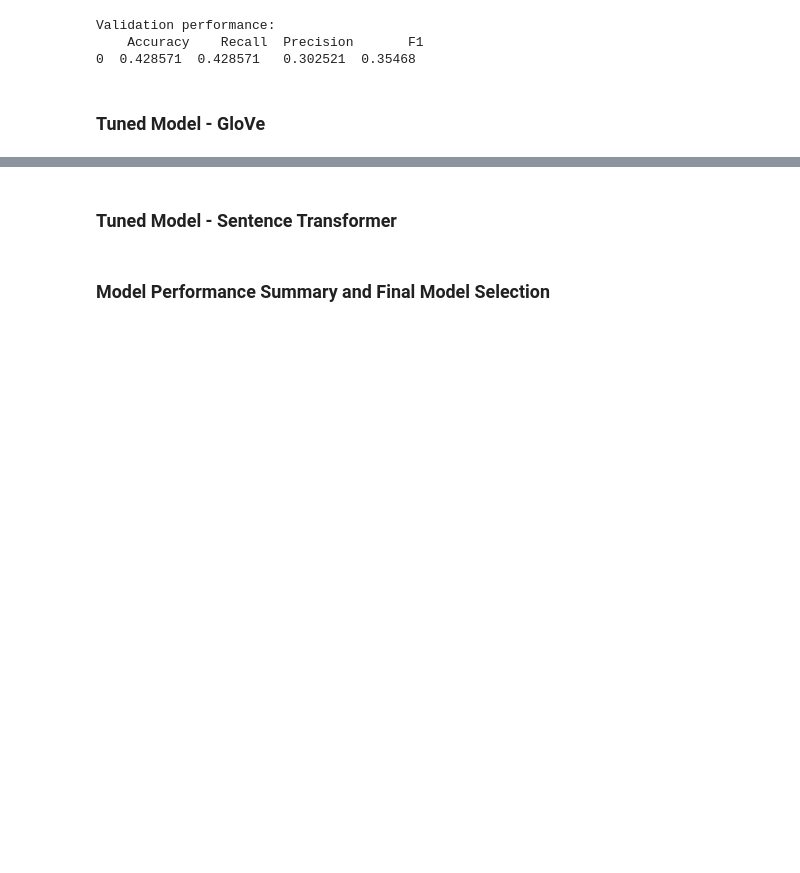
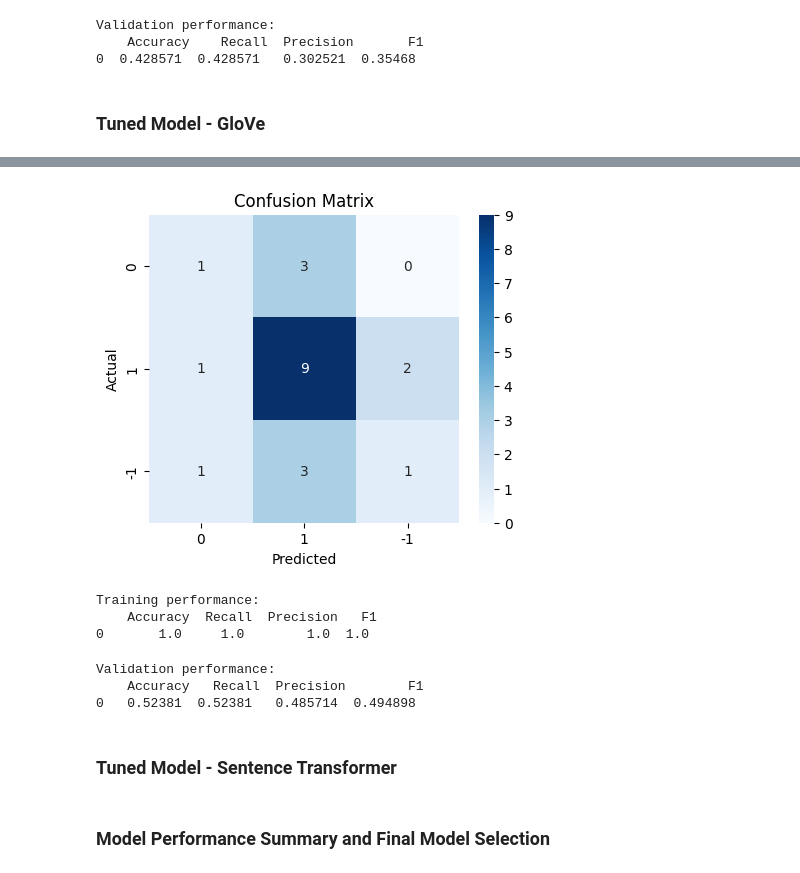
Before and after one commit to braju78/pythonFundamentals, a Jupyter notebook: Week6 Project - Stock market analysis/NLP_Project_Low_Code-2.ipynb, the cells around one changed output, grey strips where cells are left out. Saved outputs shown, nothing was run; the diff lists cells and outputs as text; code cells hidden in the pictures; blank space fills up the shorter version.

```diff
--- a/Week6 Project - Stock market analysis/NLP_Project_Low_Code-2.ipynb
+++ b/Week6 Project - Stock market analysis/NLP_Project_Low_Code-2.ipynb
@@ -889,3 +891,3 @@ tuned_gl = grid_obj.best_estimator_
 # %%
 # Fit the best algorithm to the data.
-_____.fit(X_train_gl, y_train) #Complete the code to fit the chosen model on the train data
+tuned_gl.fit(X_train_gl, y_train) #Complete the code to fit the chosen model on the train data
@@ -894,13 +901,23 @@ plot_confusion_matrix(_____,_____,_____) #Complete the code to plot the confusio
 # %%
-plot_confusion_matrix(_____,_____,_____) #Complete the code to plot the confusion matrix for the validation data
+plot_confusion_matrix(tuned_gl,X_val_gl, y_val) #Complete the code to plot the confusion matrix for the validation data
+# %% [output]
+[figure, added]
 # %%
 #Calculating different metrics on training data
-tuned_train_gl=model_performance_classification_sklearn(_____,_____,_____) #Complete the code to compute the model performance for the training data
+tuned_train_gl=model_performance_classification_sklearn(tuned_gl,X_train_gl, y_train) #Complete the code to compute the model performance for the training data
 print("Training performance:\n",tuned_train_gl)
+# %% [output]
+Training performance:
+    Accuracy  Recall  Precision   F1
+0       1.0     1.0        1.0  1.0
 # %%
 #Calculating different metrics on validation data
-tuned_val_gl = model_performance_classification_sklearn(_____,_____,_____) #Complete the code to compute the model performance for the validation data
+tuned_val_gl = model_performance_classification_sklearn(tuned_gl,X_val_gl, y_val) #Complete the code to compute the model performance for the validation data
 print("Validation performance:\n",tuned_val_gl)
+# %% [output]
+Validation performance:
+    Accuracy   Recall  Precision        F1
+0   0.52381  0.52381   0.485714  0.494898
 # %% [markdown]
 ### Tuned Model - Sentence Transformer
 # %%
```
Also changed, not shown: parts of 9 cells of this notebook.
